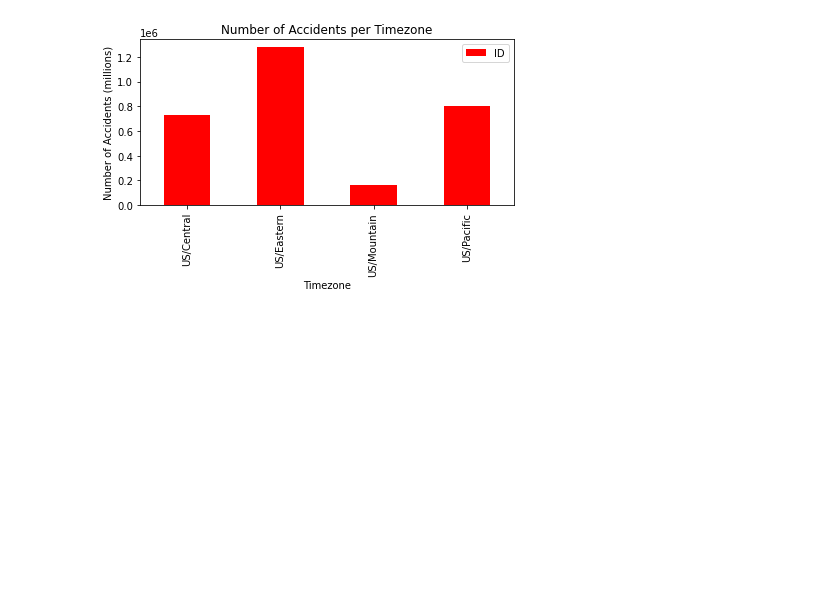
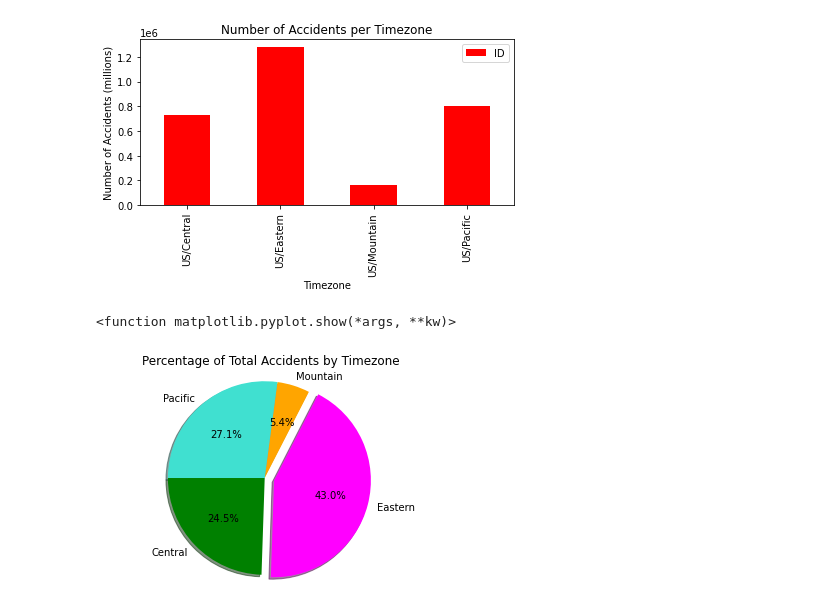
Before and after one commit to mseidenberg13/team_4_project, a Jupyter notebook: loc_analysis.ipynb, the cells around one changed output. Drawn from its saved outputs; the diff is of its cells as text; code cells hidden in the pictures; blank space fills up the shorter version.

```diff
--- a/loc_analysis.ipynb
+++ b/loc_analysis.ipynb
@@ -138,6 +139,20 @@ plt.savefig(r'C:\Users\mseid\UCBWork\team_4_project\output\accidents_per_timezon
 plt.show()
 # %% [output]
 [figure]
+# %%
+timezones = ["Central", "Eastern", "Mountain", "Pacific"]
+explode = [0,0.1,0,0]
+colors = ["green", "fuchsia","orange","turquoise"]
+
+plt.pie(loc_timezone, labels=timezones, autopct="%1.1f%%", shadow=True,
+        startangle=180, explode=explode, colors=colors)
+plt.title("Percentage of Total Accidents by Timezone")
+plt.axis("equal")
+plt.savefig(r'C:\Users\mseid\UCBWork\team_4_project\output\accidents_per_timezone_pie.png')
+plt.show
+# %% [output]
+<function matplotlib.pyplot.show(*args, **kw)>
+[figure, added]
 # %%
 gmaps.configure(api_key=g_key)
 coords = loc_data[["Latitude", "Longitude"]]
```
Also changed, not shown: parts of 1 cell of this notebook, 4 other files.
